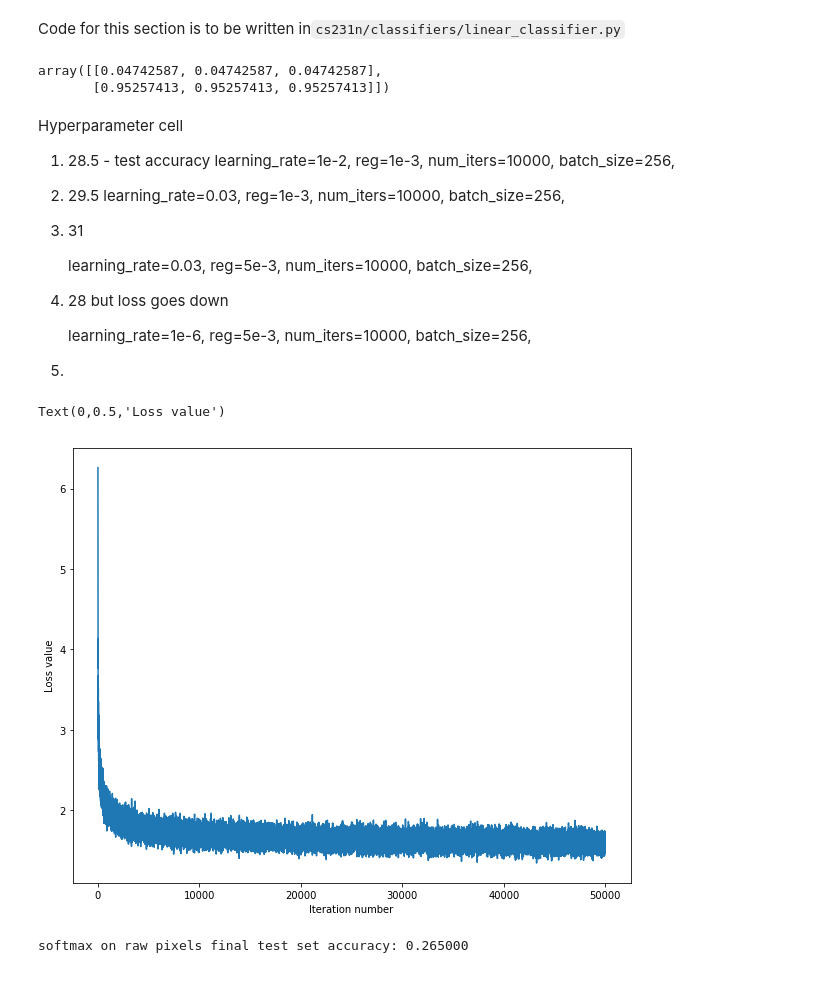
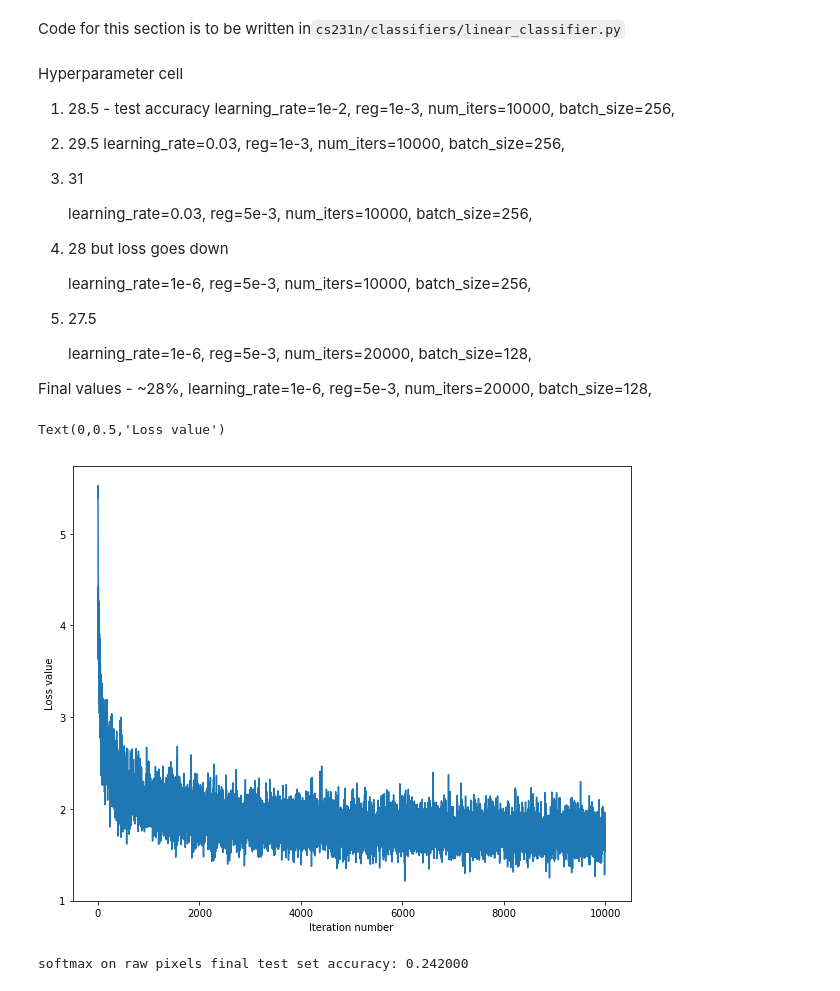
Before and after one commit to sgondala/DL_Fall2019, a Jupyter notebook: HW1/f19cs7643_hw1_starter/assignment/1_cs231n/softmax.ipynb, the cells around one changed output. Cells and saved outputs as stored; diff of their text form; code cells hidden in the pictures.

```diff
--- a/HW1/f19cs7643_hw1_starter/assignment/1_cs231n/softmax.ipynb
+++ b/HW1/f19cs7643_hw1_starter/assignment/1_cs231n/softmax.ipynb
@@ -85,15 +88,5 @@ numerical: 0.321800 analytic: 0.321806, relative error: 8.647900e-06
 # %% [markdown]
 Code for this section is to be written in`cs231n/classifiers/linear_classifier.py`
-# %%
-import torch
-from torch.nn import Softmax
-softmax = Softmax(dim = 0)
-# a = torch.tensor([[1,2,3], [4,5,6.0]])
-a = np.array([[1,2,3], [4,5,6.0]])
-softmax(torch.from_numpy(a)).numpy()
-# %% [output]
-array([[0.04742587, 0.04742587, 0.04742587],
-       [0.95257413, 0.95257413, 0.95257413]])
 # %% [markdown]
 Hyperparameter cell
 
@@ -123,31 +116,42 @@ Hyperparameter cell
     num_iters=10000,
     batch_size=256,
 
-5.
+5.  27.5
+
+    learning_rate=1e-6,
+    reg=5e-3,
+    num_iters=20000,
+    batch_size=128,
+
+
+Final values - ~28%, learning_rate=1e-6,
+    reg=5e-3,
+    num_iters=20000,
+    batch_size=128,
 # %%
 # Now that efficient implementations to calculate loss function and gradient of the softmax are ready,
 # use it to train the classifier on the cifar-10 data
 # Complete the `train` function in cs231n/classifiers/linear_classifier.py
 
 from cs231n.classifiers.linear_classifier import Softmax
 
 classifier = Softmax()
 loss_hist = classifier.train(
     X_train,
     y_train,
     learning_rate=1e-6,
     reg=5e-3,
-    num_iters=50000,
-    batch_size=256,
+    num_iters=10000,
+    batch_size=64,
     verbose=False,
 )
 # Plot loss vs. iterations
 plt.plot(loss_hist)
 plt.xlabel("Iteration number")
 plt.ylabel("Loss value")
 # %% [output]
 Text(0,0.5,'Loss value')
-[figure, old version]
+[figure, new version]
 # %%
 # Complete the `predict` function in cs231n/classifiers/linear_classifier.py
 # Evaluate on test set
@@ -155,7 +159,7 @@ y_test_pred = classifier.predict(X_test)
 test_accuracy = np.mean(y_test == y_test_pred)
 print("softmax on raw pixels final test set accuracy: %f" % (test_accuracy,))
 # %% [output]
-softmax on raw pixels final test set accuracy: 0.265000
+softmax on raw pixels final test set accuracy: 0.242000
 # %%
 # Visualize the learned weights for each class
 w = classifier.W[:, :-1]  # strip out the bias
```
Also changed, not shown: parts of 3 cells of this notebook, 3 other files.
